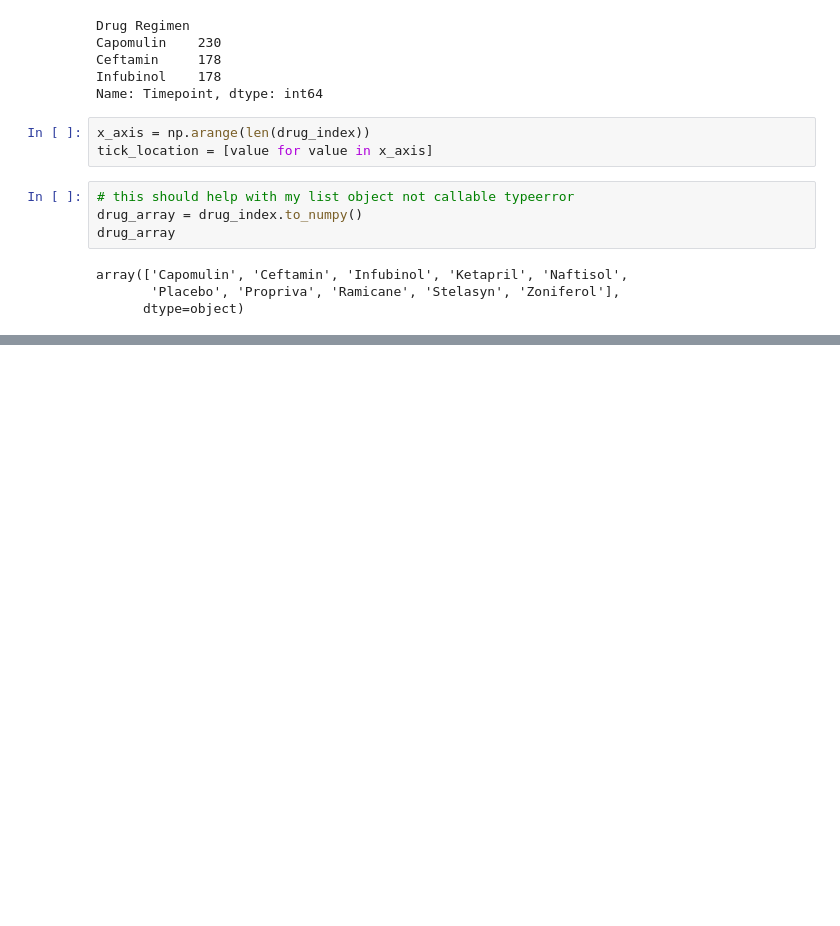
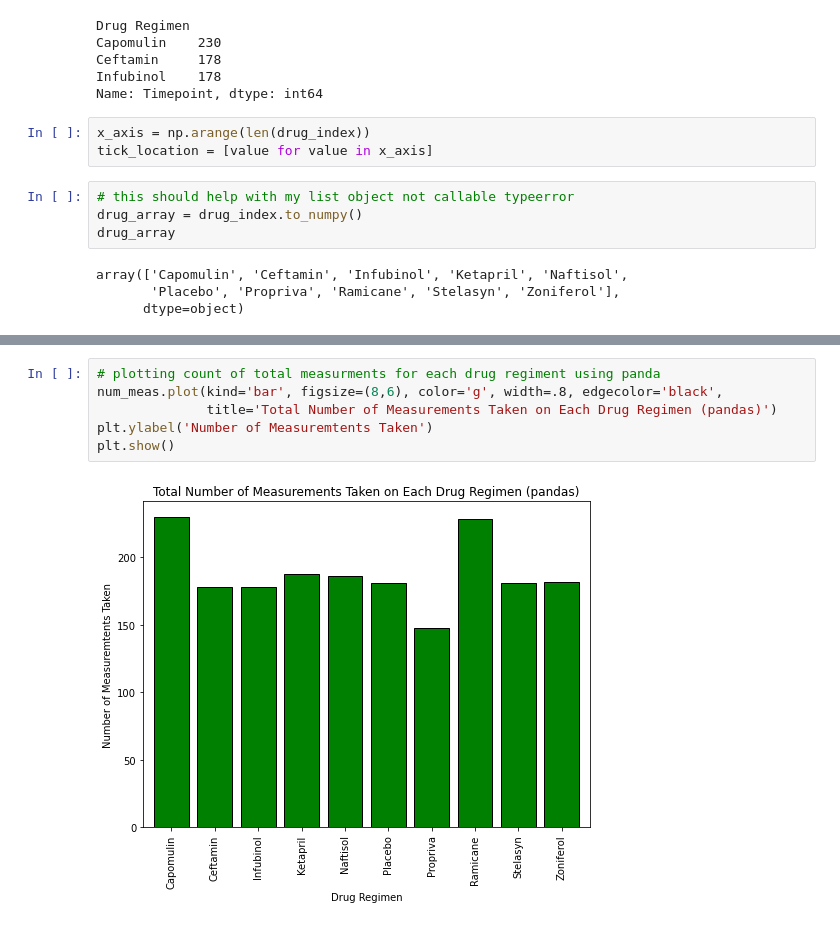
Before and after one commit to radioactivearm/matplotlib-challenge, a Jupyter notebook: Pymaceuticals/pymaceuticals_main.ipynb, the cells around one changed output, grey strips where cells are left out. Cells and saved outputs as stored; diff of their text form; blank space fills up the shorter version.

```diff
--- a/Pymaceuticals/pymaceuticals_main.ipynb
+++ b/Pymaceuticals/pymaceuticals_main.ipynb
@@ -270,0 +281,8 @@ plt.show()
+# %%
+# plotting count of total measurments for each drug regiment using panda
+num_meas.plot(kind='bar', figsize=(8,6), color='g', width=.8, edgecolor='black',
+              title='Total Number of Measurements Taken on Each Drug Regimen (pandas)')
+plt.ylabel('Number of Measuremtents Taken')
+plt.show()
+# %% [output]
+[figure, added]
```
Also changed, not shown: parts of 6 cells of this notebook.
